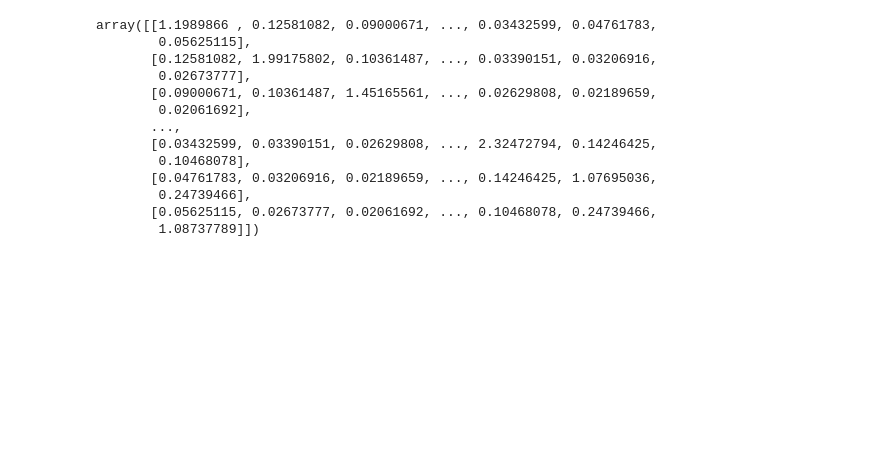
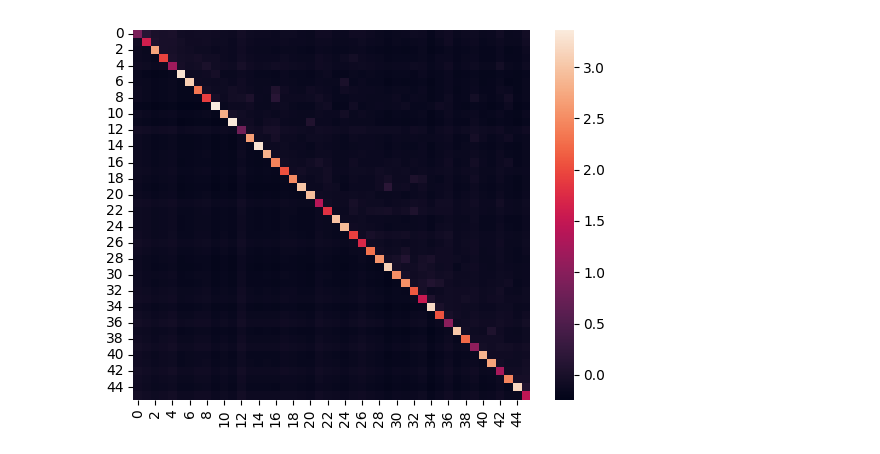
Before and after one commit to SofiMo/Computational-Biology-2, a Jupyter notebook: Untitled.ipynb, the cells around one changed output. Saved outputs shown, nothing was run; the diff lists cells and outputs as text; code cells hidden in the pictures; blank space fills up the shorter version.

```diff
--- a/Untitled.ipynb
+++ b/Untitled.ipynb
@@ -49,2 +92,0 @@ array([[0.9542044 , 0.2244511 , 0.13447098, ..., 0.03378736, 0.05685731,
-# %%
-mat=MI+np.matrix.transpose(MI)-np.diag(np.diag(MI))
@@ -93,4 +112,6 @@ def correct_map(mat):
             mi[i,j] = mat[i,j] - s / n
     return mi
 # %%
-c_c=correct_map(contact)
+#Apply the correction
+corrected_MI_mat=correct_map(mat)
+corrected_MI_mat
@@ -97,17 +132,10 @@ c_c=correct_map(contact)
-# %%
-contact
-# %% [output]
-array([[1.1989866 , 0.12581082, 0.09000671, ..., 0.03432599, 0.04761783,
-        0.05625115],
-       [0.12581082, 1.99175802, 0.10361487, ..., 0.03390151, 0.03206916,
-        0.02673777],
-       [0.09000671, 0.10361487, 1.45165561, ..., 0.02629808, 0.02189659,
-        0.02061692],
-       ...,
-       [0.03432599, 0.03390151, 0.02629808, ..., 2.32472794, 0.14246425,
-        0.10468078],
-       [0.04761783, 0.03206916, 0.02189659, ..., 0.14246425, 1.07695036,
-        0.24739466],
-       [0.05625115, 0.02673777, 0.02061692, ..., 0.10468078, 0.24739466,
-        1.08737789]])
+# %%
+#heatmap of corrected_MI_mat
+#mimax, mimin = mi.max(), mi.min()
+#mi_normalized = (mi - mimin)/(mimax - mimin)
+#print("MI after normalization:")
+hm2 = sns.heatmap(corrected_MI_mat)
+fig2 = hm.get_figure()
+# %% [output]
+[figure, added]
 # %%
```
Also changed, not shown: parts of 23 cells of this notebook, 1 other file.
